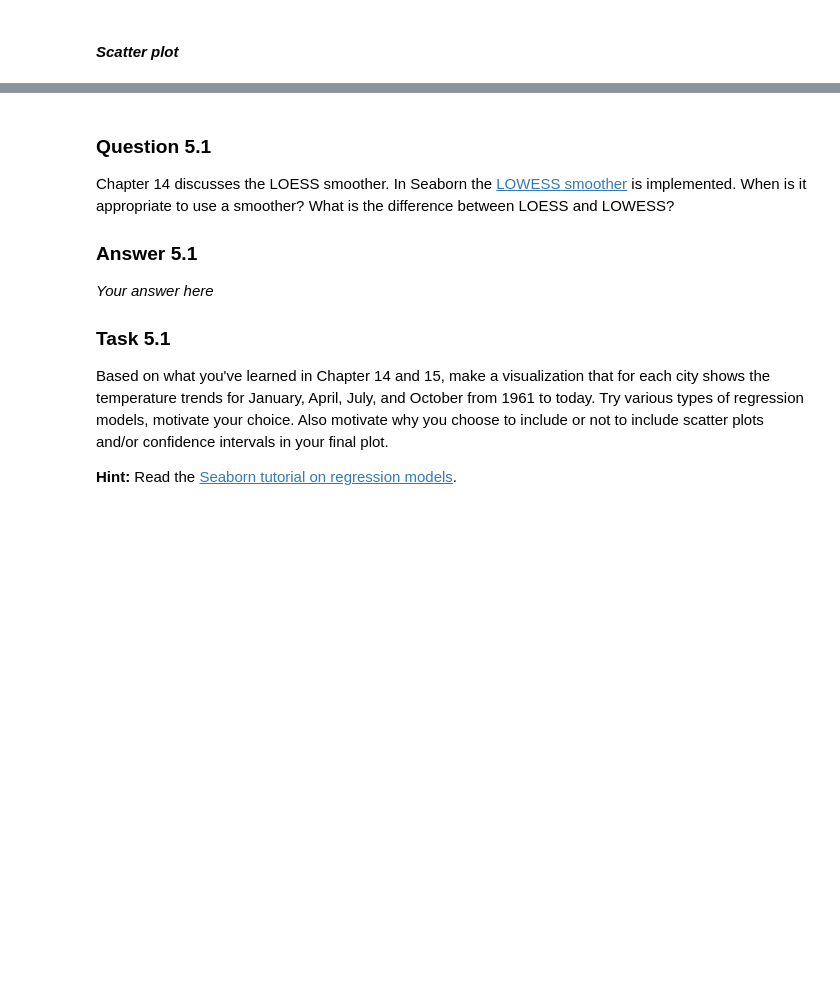
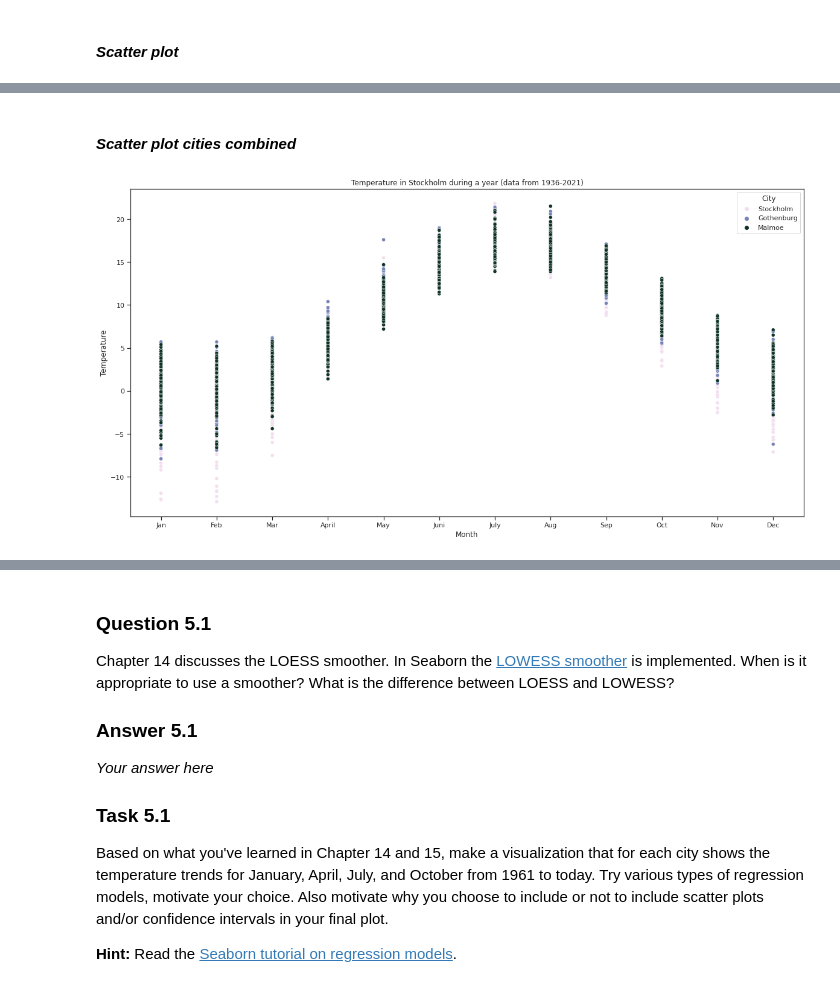
Before and after one commit to elvinafahlgren/Visualization, a Jupyter notebook: worksheet-2.ipynb, the cells around one changed output, grey strips where cells are left out. Saved outputs shown, nothing was run; the diff lists cells and outputs as text; code cells hidden in the pictures; blank space fills up the shorter version.

```diff
--- a/worksheet-2.ipynb
+++ b/worksheet-2.ipynb
@@ -341 +367,18 @@ stlm_scatter_plot = sns.scatterplot(data = mlm,ax=m, x="Month", y="Temperature",
+# %% [markdown]
+#### *Scatter plot cities combined*
+# %%
+# Your code-cells here.
+combined = pd.read_csv("smhi-combined.csv")
+
+fig, ax = plt.subplots(1)
+
+fig.set_size_inches(20, 10)
+
+ax.set_title("Temperature in Stockholm during a year (data from 1936-2021)")
+
+#a.title("test")
+
+stlm_scatter_plot = sns.scatterplot(data = combined, hue = "City", ax=ax, x="Month", y="Temperature", palette=colorscale_3_colors)
+# %% [output]
+[figure, added]
 # %%
```
Also changed, not shown: parts of 15 cells of this notebook, 1 other file.
